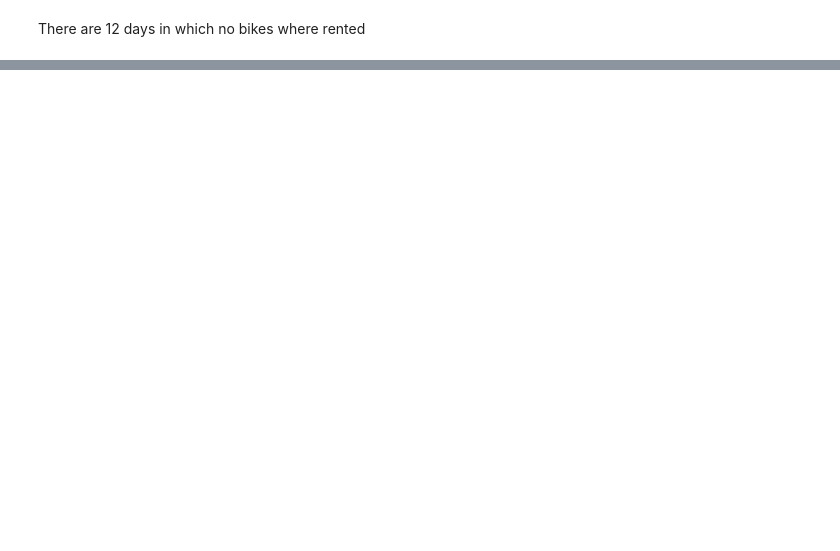
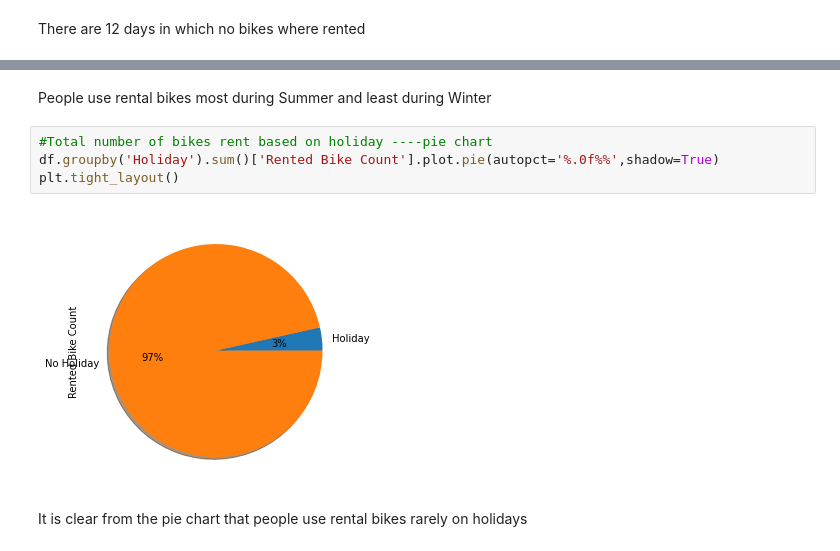
Before and after one commit to Nakulpradeep94/Bike_Sharing_demand_prediction, a Jupyter notebook: Bike_Sharing_Demand_Prediction_Capstone_Project.ipynb, the cells around one changed output, grey strips where cells are left out. Drawn from its saved outputs; the diff is of its cells as text; blank space fills up the shorter version.

```diff
--- a/Bike_Sharing_Demand_Prediction_Capstone_Project.ipynb
+++ b/Bike_Sharing_Demand_Prediction_Capstone_Project.ipynb
@@ -314,0 +449,10 @@ There are 12 days  in which no bikes where rented
+# %% [markdown]
+People use rental bikes most during Summer and least during Winter
+# %%
+#Total number of bikes rent based on holiday ----pie chart
+df.groupby('Holiday').sum()['Rented Bike Count'].plot.pie(autopct='%.0f%%',shadow=True)
+plt.tight_layout()
+# %% [output]
+[figure, added]
+# %% [markdown]
+It is clear from the pie chart that people use rental bikes rarely on holidays
```
Also changed, not shown: parts of 21 cells of this notebook.
